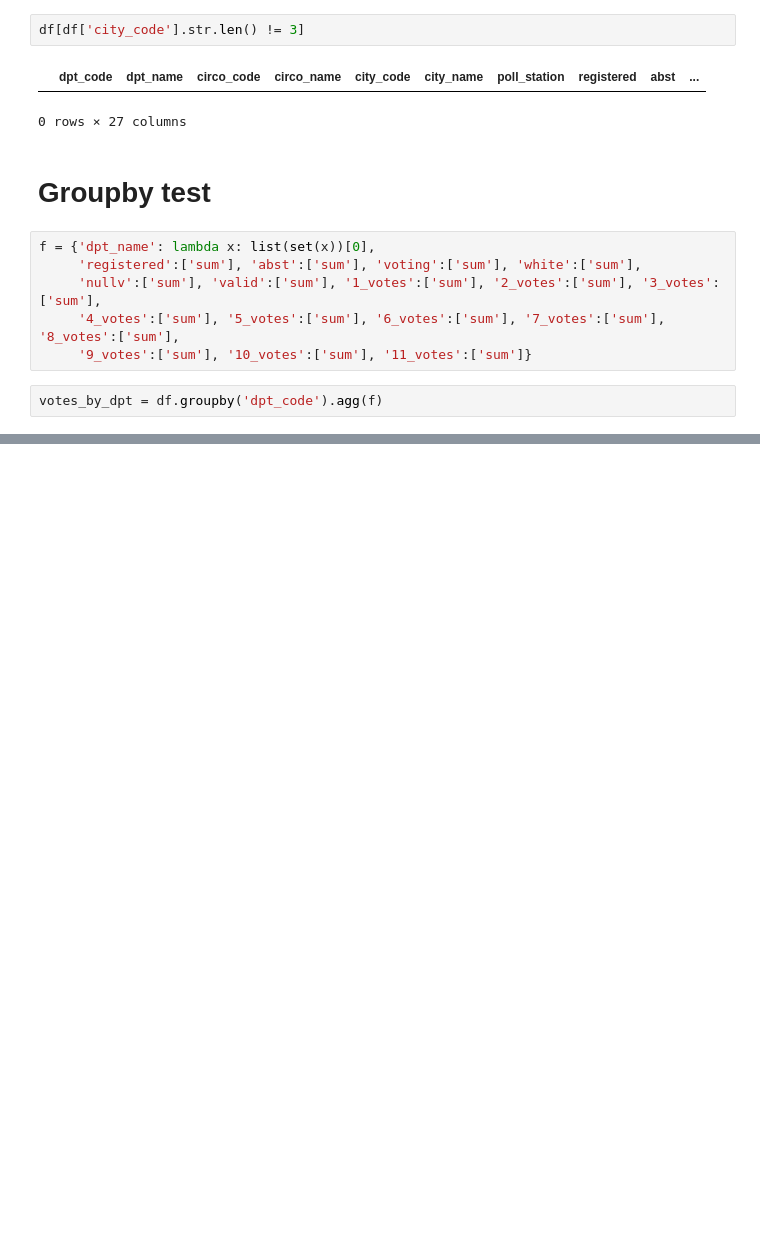
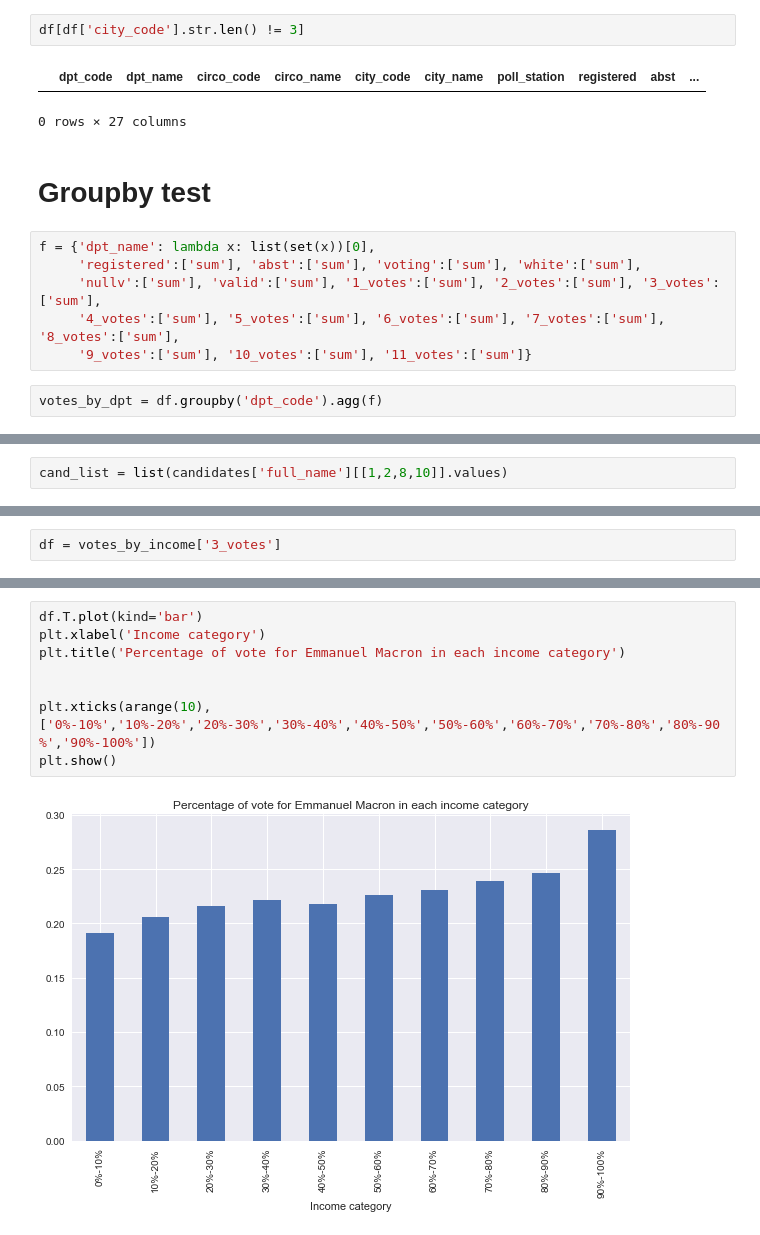
Before and after one commit to ekto42/capstone, a Jupyter notebook: data_cleaning.ipynb, the cells around one changed output, grey strips where cells are left out. Saved outputs shown, nothing was run; the diff lists cells and outputs as text; blank space fills up the shorter version.

```diff
--- a/data_cleaning.ipynb
+++ b/data_cleaning.ipynb
@@ -158,0 +230,2 @@ votes_by_dpt.head(3)
+# %%
+cand_list = list(candidates['full_name'][[1,2,8,10]].values)
@@ -158,0 +287,2 @@ votes_by_dpt.head(3)
+# %%
+df = votes_by_income['3_votes']
@@ -158,0 +304,10 @@ votes_by_dpt.head(3)
+# %%
+df.T.plot(kind='bar')
+plt.xlabel('Income category')
+plt.title('Percentage of vote for Emmanuel Macron in each income category')
+
+
+plt.xticks(arange(10),['0%-10%','10%-20%','20%-30%','30%-40%','40%-50%','50%-60%','60%-70%','70%-80%','80%-90%','90%-100%'])
+plt.show()
+# %% [output]
+[figure, added]
```
Also changed, not shown: parts of 29 cells of this notebook.
